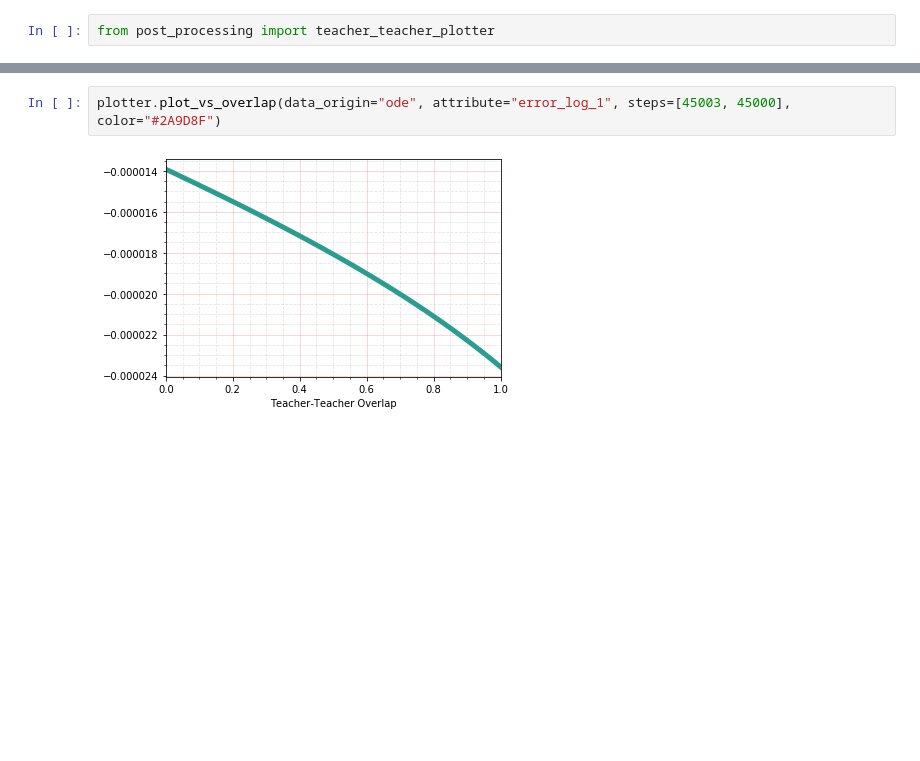
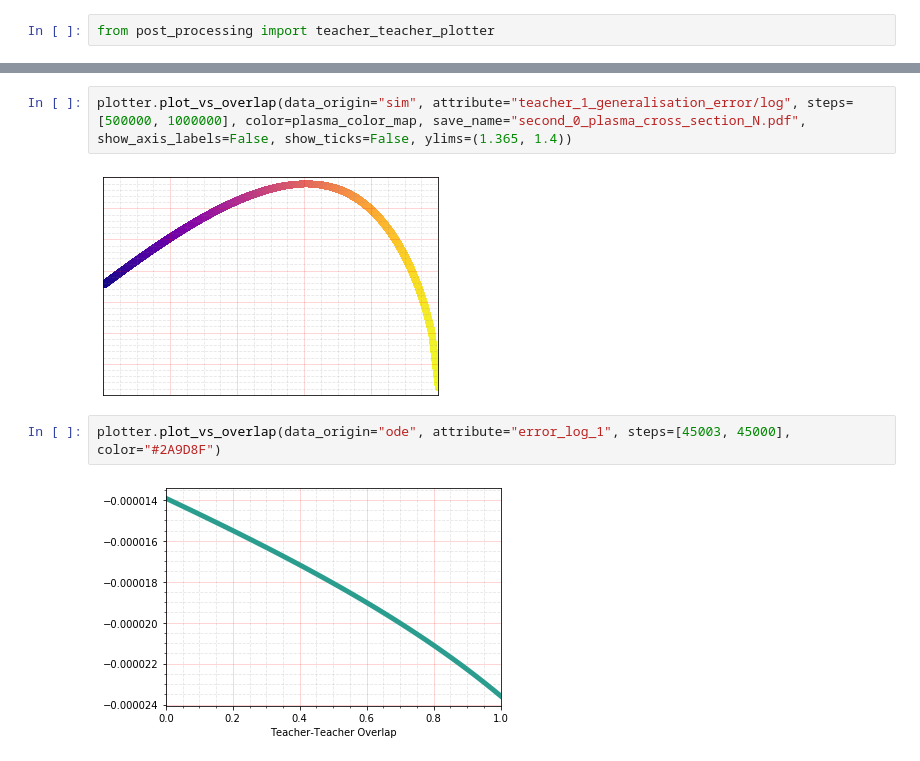
Before and after one commit to seblee97/student_teacher_catastrophic, a Jupyter notebook: notes/teacher_teacher_overlap.ipynb, the cells around one changed output, grey strips where cells are left out. Saved outputs shown, nothing was run; the diff lists cells and outputs as text; blank space fills up the shorter version.

```diff
--- a/notes/teacher_teacher_overlap.ipynb
+++ b/notes/teacher_teacher_overlap.ipynb
@@ -26,3 +156,7 @@ plotter.plot_vs_overlap(data_origin="ode", attribute="error_log_1", steps=[45002
+# %%
+plotter.plot_vs_overlap(data_origin="sim", attribute="teacher_1_generalisation_error/log", steps=[500000, 1000000], color=plasma_color_map, save_name="second_0_plasma_cross_section_N.pdf", show_axis_labels=False, show_ticks=False, ylims=(1.365, 1.4))
+# %% [output]
+[figure, added]
 # %%
 plotter.plot_vs_overlap(data_origin="ode", attribute="error_log_1", steps=[45003, 45000], color="#2A9D8F")
 # %% [output]
```
Also changed, not shown: parts of 13 cells of this notebook.
